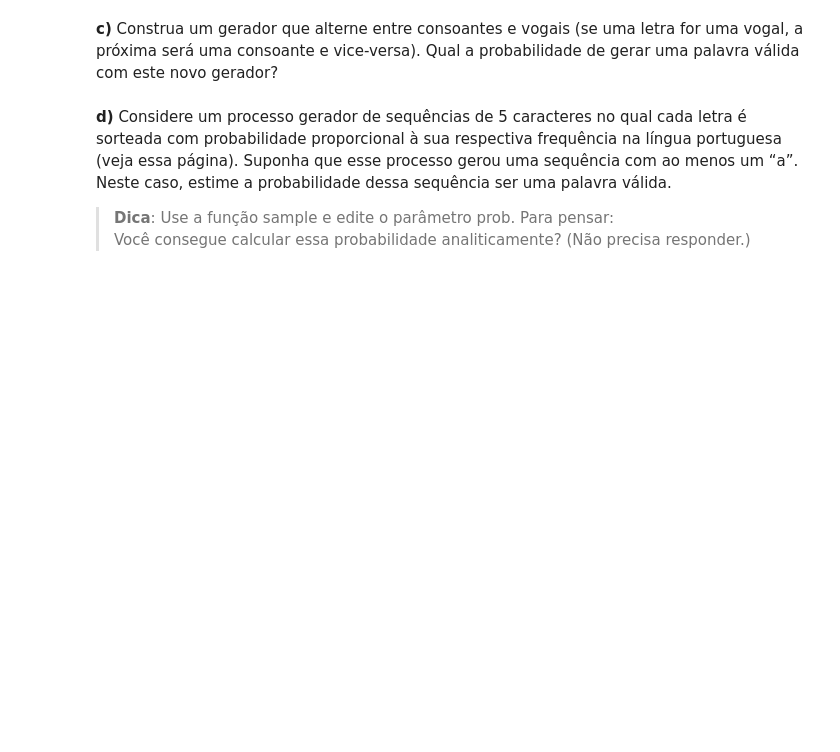
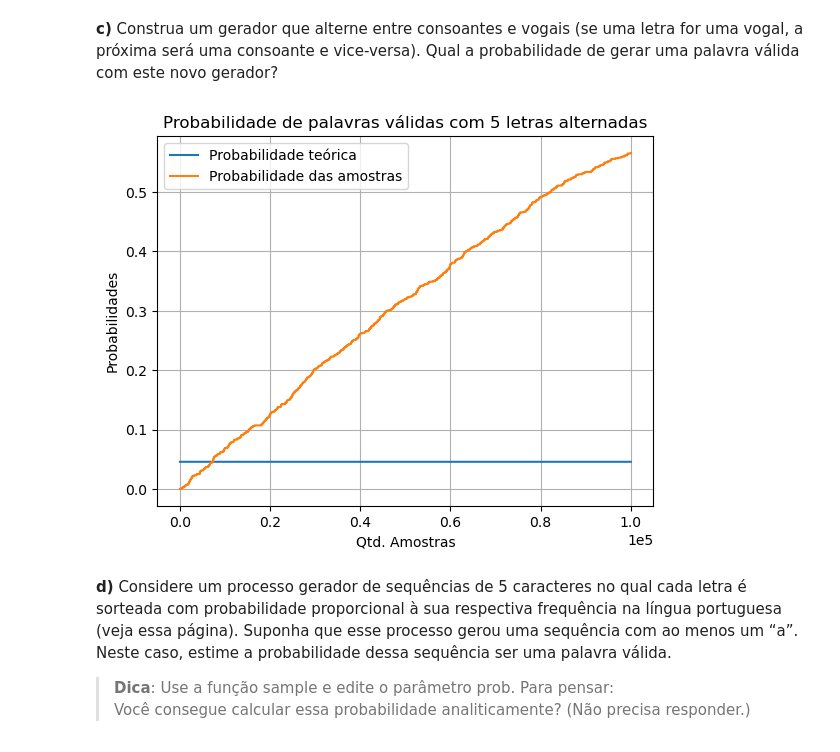
Before and after one commit to eduardo-correa/MCIMD, a Jupyter notebook: Lista1/Lista1.ipynb, the cells around one changed output. Drawn from its saved outputs; the diff is of its cells as text; code cells hidden in the pictures; blank space fills up the shorter version.

```diff
--- a/Lista1/Lista1.ipynb
+++ b/Lista1/Lista1.ipynb
@@ -96,5 +128,71 @@ Probabilidade final: 0.0455
 # %% [markdown]
 **c)** Construa um gerador que alterne entre consoantes e vogais (se uma letra for uma vogal, a próxima será uma consoante e vice-versa). Qual a probabilidade de gerar uma palavra válida com este novo gerador?
+# %%
+import random
+import string
+
+WORD_SIZE = 5        # tamanho da palavra
+FILE = "https://github.com/eduardo-correa/MCIMD/raw/master/Lista1/Dicionario.txt"
+SAMPLES = 100_000    # quantidade de amostras geradas
+VOGAIS =["a", "e", "i", "o", "u"]
+CONSOANTES = ["b", "c", "d", "f", "g", "h", "j", "k", "l", "m", "n", "p", "q", "r", "s", "t", "v", "w", "x", "y", "z"]
+
+
+def criar_alternado ():
+  result = ""
+  result += random.choice(string.ascii_lowercase)
+  if (result in VOGAIS):
+    result += random.choice(CONSOANTES)
+    result += random.choice(VOGAIS)
+    result += random.choice(CONSOANTES)
+    result += random.choice(VOGAIS)
+  else:
+    result += random.choice(VOGAIS)
+    result += random.choice(CONSOANTES)
+    result += random.choice(VOGAIS)
+    result += random.choice(CONSOANTES)
+  return result
+
+
+
+# Lendo arquivo dicionário original, convertendo para
+# minúsculas, retirando repetidas e deixando
+# apenas palavras com 'WORD_SIZE' letras
+df_dicionario = pd.read_csv(FILE, names=["words"])
+df_dicionario['words'] = df_dicionario['words'].str.lower()
+df_dicionario.drop_duplicates(inplace=True)
+df_dicionario['words'] = np.where(df_dicionario['words'].str.len() == WORD_SIZE, df_dicionario['words'], np.nan)
+df_dicionario.dropna(inplace=True)
+
+espaco_amostral = len(string.ascii_lowercase)**WORD_SIZE
+probabilidade_teorica = round((len(df_dicionario)/espaco_amostral)*100, 4)
+
+
+letras_alternadas = []
+letras_alternadas_validas = []
+stats = []
+for _ in range(SAMPLES):
+  letras_alternadas.append(criar_alternado ())
+  letras_alternadas_validas.append(len(set(letras_alternadas).intersection(list(df_dicionario['words']))))
+  stats.append(round((letras_alternadas_validas[-1]/SAMPLES)*100, 4))
+
+df_stats = pd.DataFrame(list(zip(letras_alternadas_validas,stats)), columns=['palavras_validas','probabilidade'])
+
+# Geração do gráfico
+x = range(SAMPLES)
+y = np.repeat(probabilidade_teorica, SAMPLES)
+y2 = df_stats['probabilidade']
+plt.plot (x, y, label="Probabilidade teórica")
+plt.plot (x, y2, label="Probabilidade das amostras")
+plt.grid("true")
+plt.title("Probabilidade de palavras válidas com 5 letras alternadas")
+plt.xlabel("Qtd. Amostras")
+plt.ylabel("Probabilidades")
+plt.ticklabel_format(style='sci', axis='x', scilimits=(0,0))
+plt.legend()
+plt.show()
+# %% [output]
+[figure, added]
 # %% [markdown]
 **d)** Considere um processo gerador de sequências de 5 caracteres no qual cada letra é sorteada com probabilidade proporcional à sua respectiva frequência na língua portuguesa (veja essa página). Suponha que esse processo gerou uma sequência com ao menos um “a”. Neste caso, estime a probabilidade dessa
 sequência ser uma palavra válida.
```
Also changed, not shown: parts of 2 cells of this notebook.
